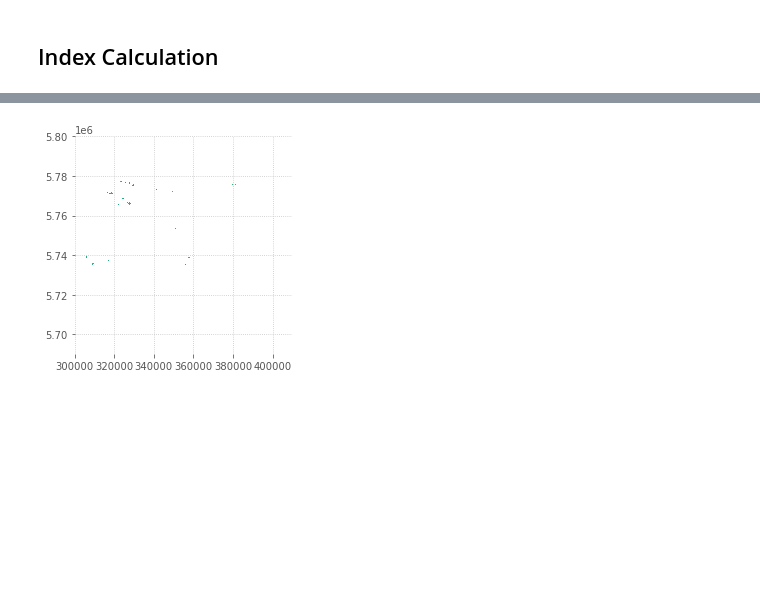
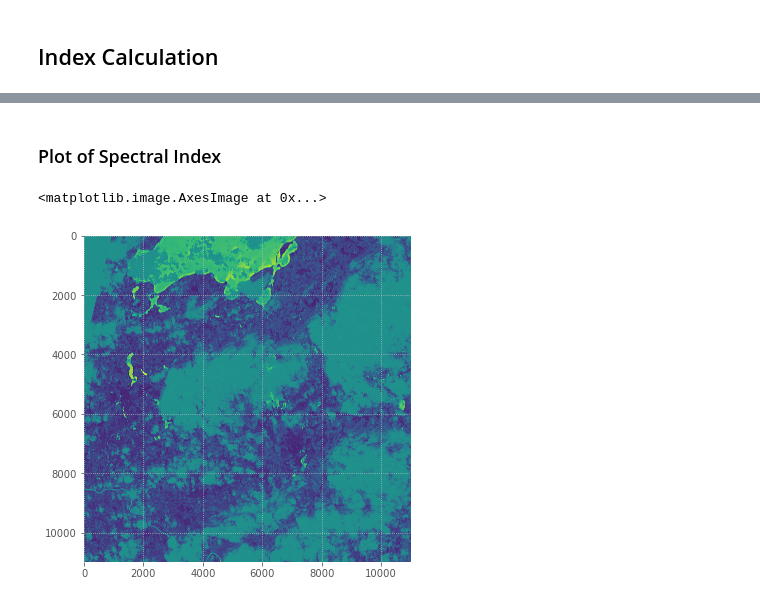
Before and after one commit to rrrnld/earth-observation-for-journalism, a Jupyter notebook: sources/02d-spectral-indices.ipynb, the cells around one changed output, grey strips where cells are left out. Cells and saved outputs as stored; diff of their text form; code cells hidden in the pictures; blank space fills up the shorter version.

```diff
--- a/sources/02d-spectral-indices.ipynb
+++ b/sources/02d-spectral-indices.ipynb
@@ -282,7 +285,7 @@ with RasterReaderList(highest_resolution_band_paths) as readers:
         band_map[band_num] = (np.clip(
             # we read only the first band to obtain a two-dimensional ndarray
             reader.read(1, out_shape=out_shape, resampling=Resampling.bilinear, masked=True),
-        0, 10000) / 10000).astype('float32')
+        0, 10_000) / 10_000).astype('float32')
 
         if scale_factor == 1:
             # this is the target resolution which defines the shape of the
@@ -298,8 +301,7 @@ with RasterReaderList(highest_resolution_band_paths) as readers:
     with np.errstate(divide='ignore', invalid='ignore'):
         index = evaluate_formula(band_map, indices[index_to_calculate])
         # we need to invert the cloud mask (`~`) because we want to hide those pixels that are cloudy
-        tile_mask = ~raster_cloud_mask | index.mask
-        index = ma.masked_array(index, tile_mask)
+        index.mask = index.mask | raster_cloud_mask
 
     out_meta.update({
         'count': 1,
@@ -309,8 +311,8 @@ with RasterReaderList(highest_resolution_band_paths) as readers:
 
     with r.open(out_path, 'w+', **out_meta) as dst:
         dst.write(index.data, 1)
-        # note that the mask we write has an inverted interpretation of
-        # True / False due to the `.msk` file format
+        # note that the mask has to be inverted because "False" means masked
+        # when written, but unmasked for a numpy.ma.MaskedArray
         dst.write_mask(~index.mask)
         print(f'Wrote result to {out_path}')
 # %% [output]
@@ -323,5 +321,0 @@ Wall time: 39.6 s
-# %%
-with r.open(out_path, 'r') as src:
-    rplt.show(src)
-# %% [output]
-[figure, removed]
@@ -331,0 +322,8 @@ with r.open(out_path, 'r') as src:
+# %% [markdown]
+### Plot of Spectral Index
+# %%
+plt.figure(figsize=(6,6))
+plt.imshow(index.data)
+# %% [output]
+<matplotlib.image.AxesImage at 0x...>
+[figure, added]
```
Also changed, not shown: parts of 12 cells of this notebook.
